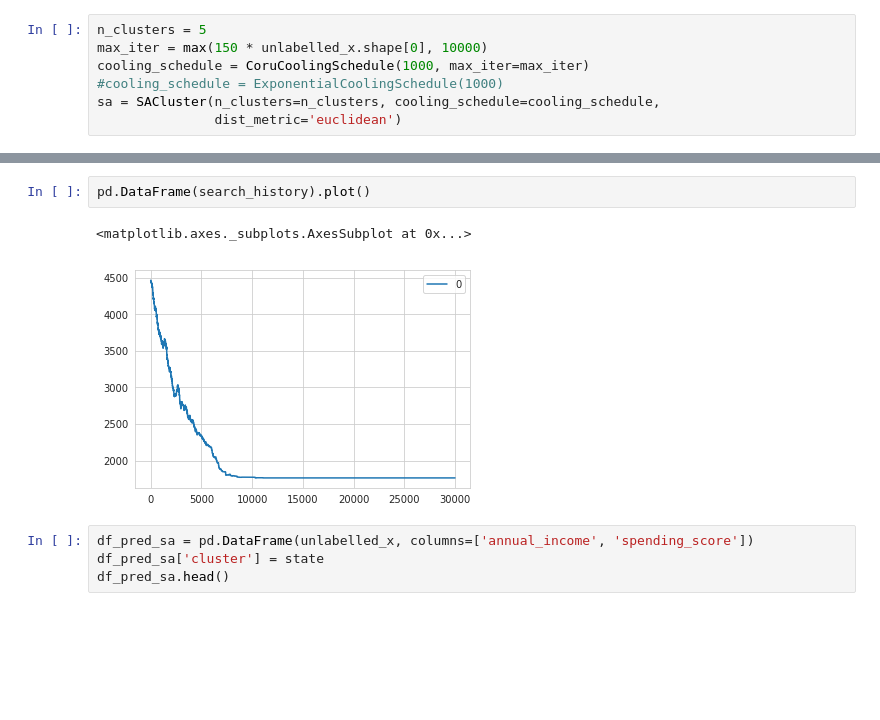
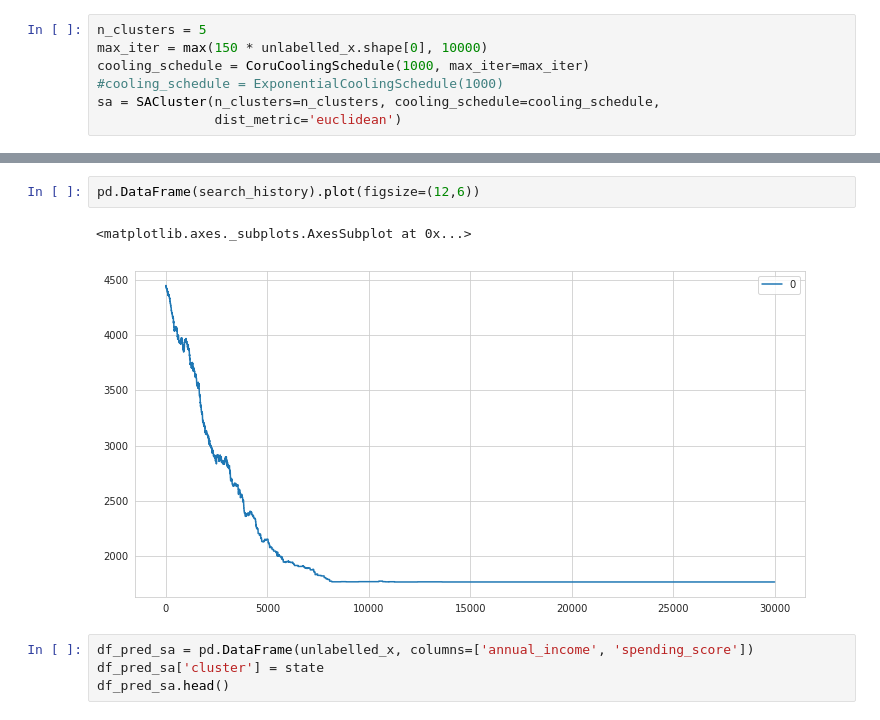
Before and after one commit to CLAHRCWessex/cluster-sa-py, a Jupyter notebook: simple_clustering_examples.ipynb, the cells around one changed output, grey strips where cells are left out. Cells and saved outputs as stored; diff of their text form; blank space fills up the shorter version.

```diff
--- a/simple_clustering_examples.ipynb
+++ b/simple_clustering_examples.ipynb
@@ -162,8 +162,8 @@ Enit:   4460.542793196322
 # %%
-pd.DataFrame(search_history).plot()
+pd.DataFrame(search_history).plot(figsize=(12,6))
 # %% [output]
 <matplotlib.axes._subplots.AxesSubplot at 0x...>
-[figure, old version]
+[figure, new version]
 # %%
 df_pred_sa = pd.DataFrame(unlabelled_x, columns=['annual_income', 'spending_score'])
 df_pred_sa['cluster'] = state
```
Also changed, not shown: parts of 1 cell of this notebook, 1 other file.
